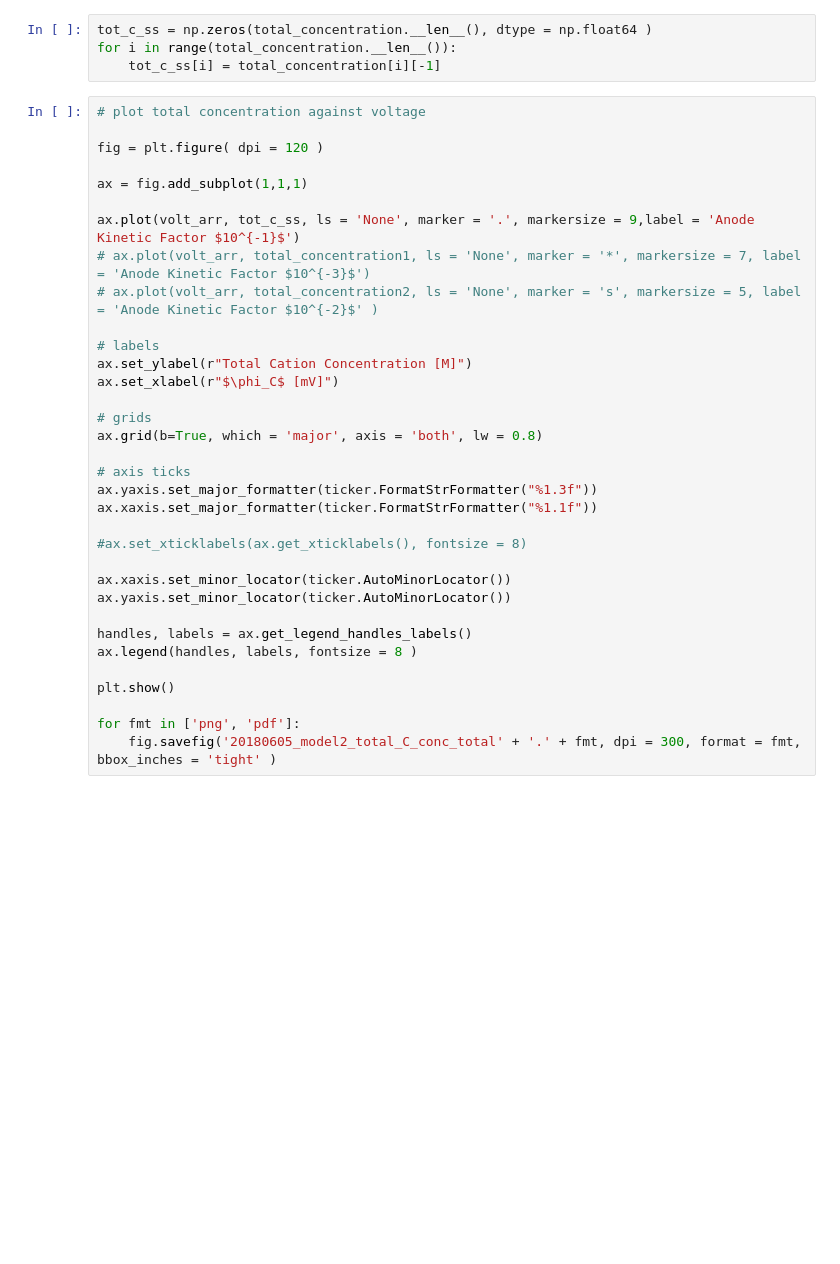
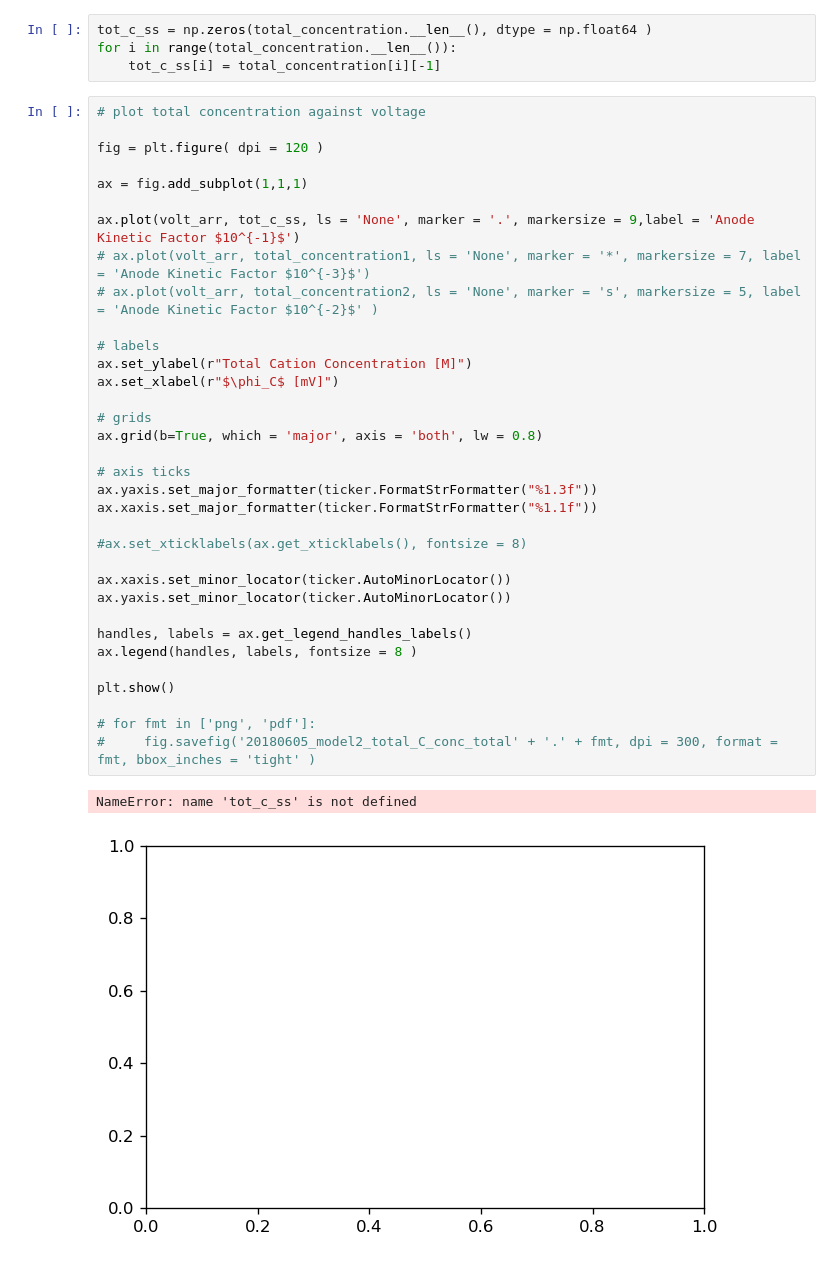
Before and after one commit to flgu/masterthesis, a Jupyter notebook: code/sweep_analysis.ipynb, the cells around one changed output. Drawn from its saved outputs; the diff is of its cells as text; blank space fills up the shorter version.

```diff
--- a/code/sweep_analysis.ipynb
+++ b/code/sweep_analysis.ipynb
@@ -996,32 +1017,35 @@ for i in range(total_concentration.__len__()):
 
 fig = plt.figure( dpi = 120 )
 
 ax = fig.add_subplot(1,1,1)
 
 ax.plot(volt_arr, tot_c_ss, ls = 'None', marker = '.', markersize = 9,label = 'Anode Kinetic Factor $10^{-1}$')
 # ax.plot(volt_arr, total_concentration1, ls = 'None', marker = '*', markersize = 7, label = 'Anode Kinetic Factor $10^{-3}$')
 # ax.plot(volt_arr, total_concentration2, ls = 'None', marker = 's', markersize = 5, label = 'Anode Kinetic Factor $10^{-2}$' )
 
 # labels
 ax.set_ylabel(r"Total Cation Concentration [M]")
 ax.set_xlabel(r"$\phi_C$ [mV]")
 
 # grids
 ax.grid(b=True, which = 'major', axis = 'both', lw = 0.8)
 
 # axis ticks
 ax.yaxis.set_major_formatter(ticker.FormatStrFormatter("%1.3f"))
 ax.xaxis.set_major_formatter(ticker.FormatStrFormatter("%1.1f"))
 
 #ax.set_xticklabels(ax.get_xticklabels(), fontsize = 8)
 
 ax.xaxis.set_minor_locator(ticker.AutoMinorLocator())
 ax.yaxis.set_minor_locator(ticker.AutoMinorLocator())
 
 handles, labels = ax.get_legend_handles_labels()
 ax.legend(handles, labels, fontsize = 8 )
 
 plt.show()
 
-for fmt in ['png', 'pdf']:
-    fig.savefig('20180605_model2_total_C_conc_total' + '.' + fmt, dpi = 300, format = fmt, bbox_inches = 'tight' )
+# for fmt in ['png', 'pdf']:
+#     fig.savefig('20180605_model2_total_C_conc_total' + '.' + fmt, dpi = 300, format = fmt, bbox_inches = 'tight' )
+# %% [output]
+NameError: name 'tot_c_ss' is not defined
+[figure, added]
```
Also changed, not shown: parts of 6 cells of this notebook, 4 other files.
